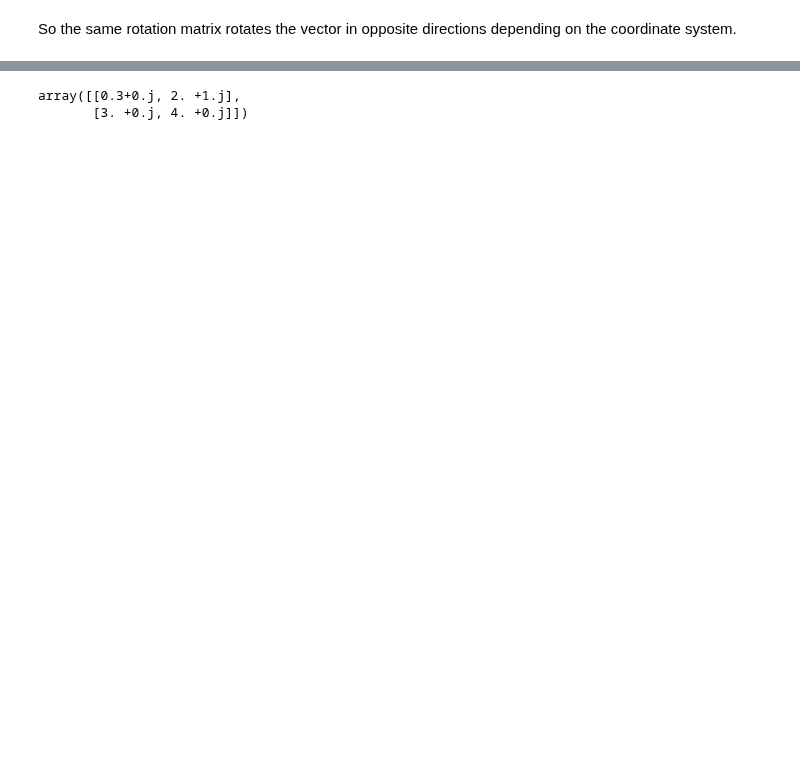
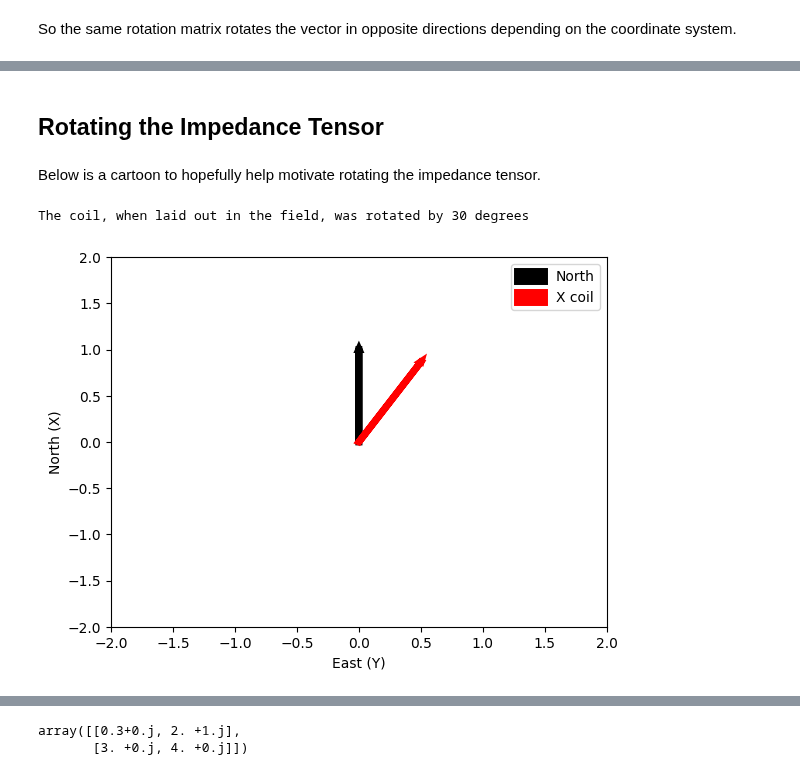
Before and after one commit to MTgeophysics/mtpy-v2, a Jupyter notebook: docs/source/notebooks/rotations_conventions.ipynb, the cells around one changed output, grey strips where cells are left out. Saved outputs shown, nothing was run; the diff lists cells and outputs as text; code cells hidden in the pictures; blank space fills up the shorter version.

```diff
--- a/docs/source/notebooks/rotations_conventions.ipynb
+++ b/docs/source/notebooks/rotations_conventions.ipynb
@@ -59,25 +100,0 @@ Here we will define our rotation matrix.  Careful, if this isn't correct things
-# %%
-def rotation_matrix(
-    theta: float,
-    conventional: bool = True
-) -> np.ndarray:
-    """
-    theta: angle in radians
-    """
-    R = np.asarray(
-        [
-            [np.cos(theta), -np.sin(theta)],
-            [np.sin(theta), np.cos(theta)],
-        ]
-    )
-    if conventional is False:
-        R = R.T  # this was the problem in issue 57 mtpy
-
-    # uncommnet below to hide 1e-17 floating point stuffs when looking at tutorial
-    # for i in range(2):
-    #     for j in range(2):
-    #         if np.abs(R[i,j]) < 1e-15:
-    #             #print(i,j)
-    #             R[i,j] = 0
-
-    return R
@@ -215,0 +153,27 @@ Ee = ZenHn + ZeeHe
+# %% [markdown]
+## Rotating the Impedance Tensor
+# %% [markdown]
+Below is a cartoon to hopefully help motivate rotating the impedance tensor.
+# %%
+fig, ax = plt.subplots()
+
+#np.array([0,0]), np.array([0,1]), color="black", linewidth=5)
+
+ax.set_xlim([-2, 2])
+ax.set_ylim([-2, 2])
+ax.set_xlabel("East (Y)")
+ax.set_ylabel("North (X)")
+
+theta_coil_degrees = 30
+print(f"The coil, when laid out in the field, was rotated by {theta_coil_degrees} degrees")
+R_theta = rotation_matrix(np.deg2rad(theta_coil_degrees))
+R_coil = R_theta @ reference_points["NED"]["north"]
+
+# Careful when plotting here: we need to invert matplotlibs convention of X increasing left to right and Y increasing down-to-up
+ax.arrow(0, 0, 0, 1,  color="black", linewidth=5, label="North")
+ax.arrow(0, 0, R_coil[1], R_coil[0],  color="red", linewidth=5, label="X coil") # normally you would pass ax.arrow(0, 0, R_coil[0], R_coil[1])
+ax.legend()
+plt.show()
+# %% [output]
+The coil, when laid out in the field, was rotated by 30 degrees
+[figure, added]
```
Also changed, not shown: parts of 61 cells of this notebook.
